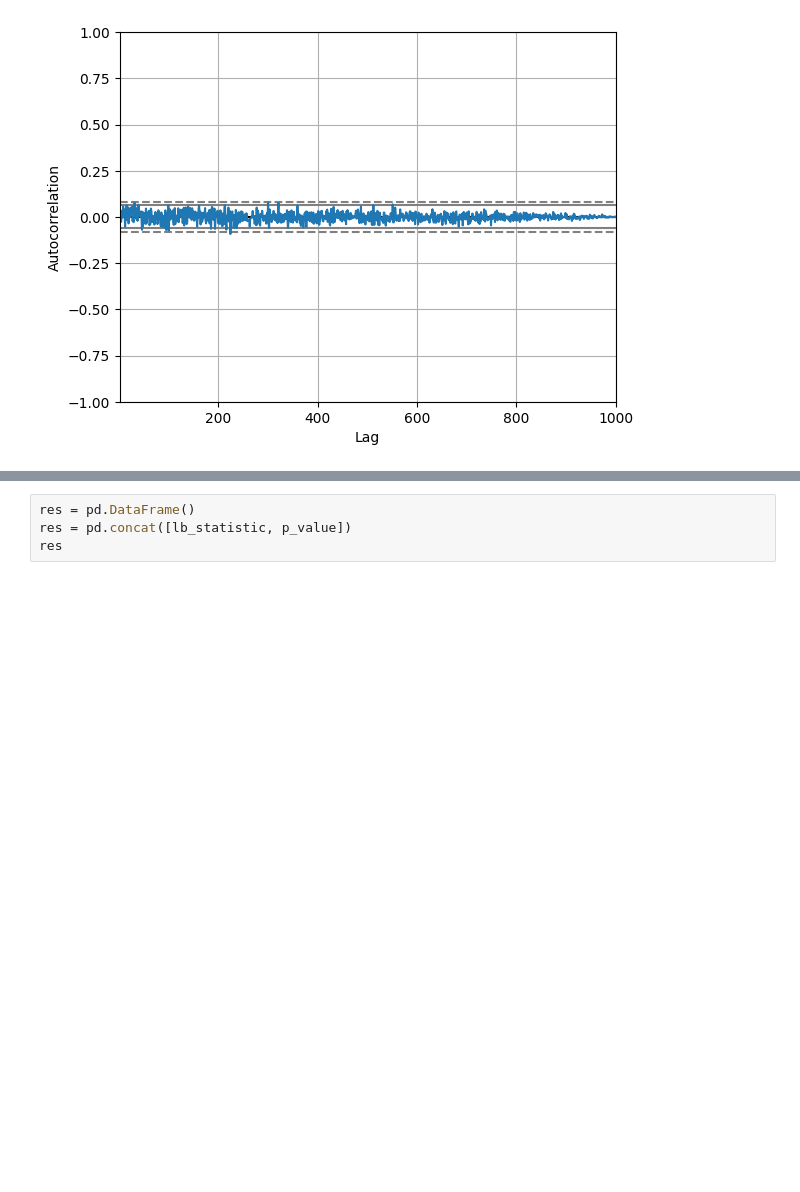
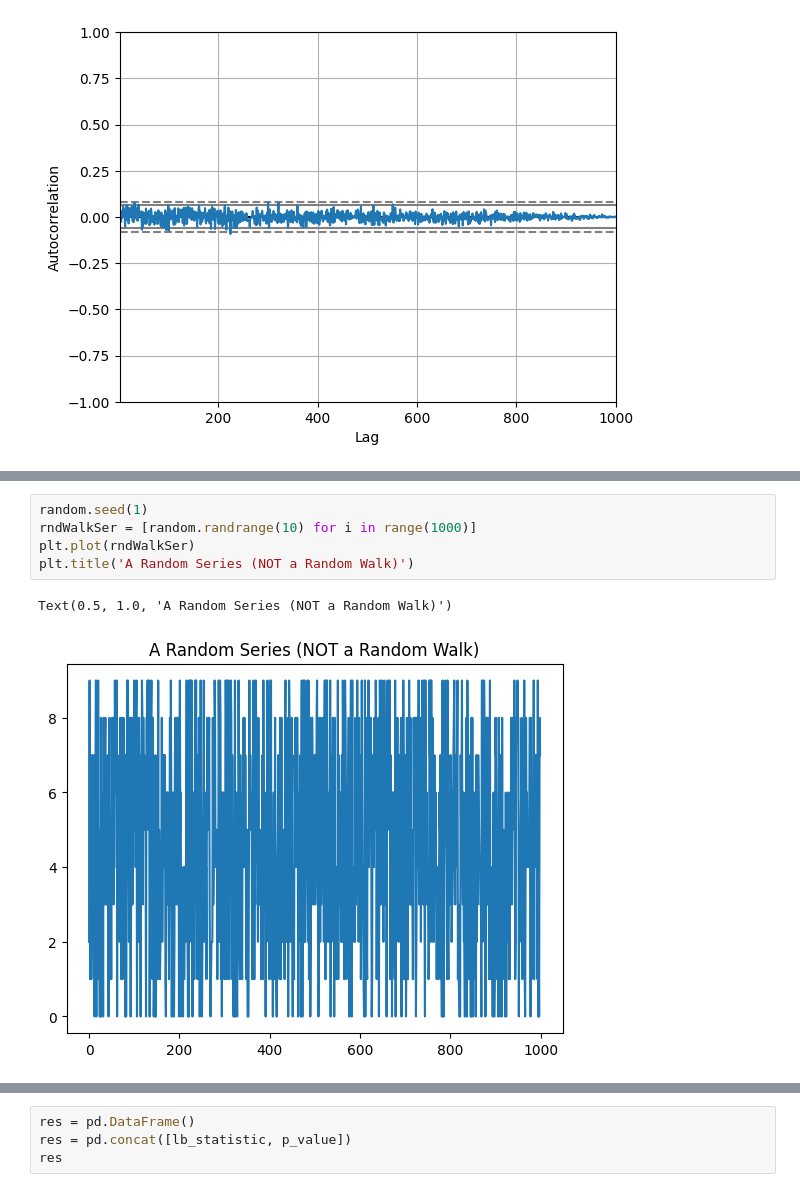
Before and after one commit to khyeee/MyCodingJourney, a Jupyter notebook: TimeSeriesAnalysis_Playground.ipynb, the cells around one changed output, grey strips where cells are left out. Saved outputs shown, nothing was run; the diff lists cells and outputs as text; blank space fills up the shorter version.

Commit message:
Added notes and some code on random walk and time series components

```diff
--- a/TimeSeriesAnalysis_Playground.ipynb
+++ b/TimeSeriesAnalysis_Playground.ipynb
@@ -157,0 +174,8 @@ pd.plotting.autocorrelation_plot(rndSeries)
+# %%
+random.seed(1)
+rndWalkSer = [random.randrange(10) for i in range(1000)]
+plt.plot(rndWalkSer)
+plt.title('A Random Series (NOT a Random Walk)')
+# %% [output]
+Text(0.5, 1.0, 'A Random Series (NOT a Random Walk)')
+[figure, added]
```
Also changed, not shown: parts of 8 cells of this notebook.
